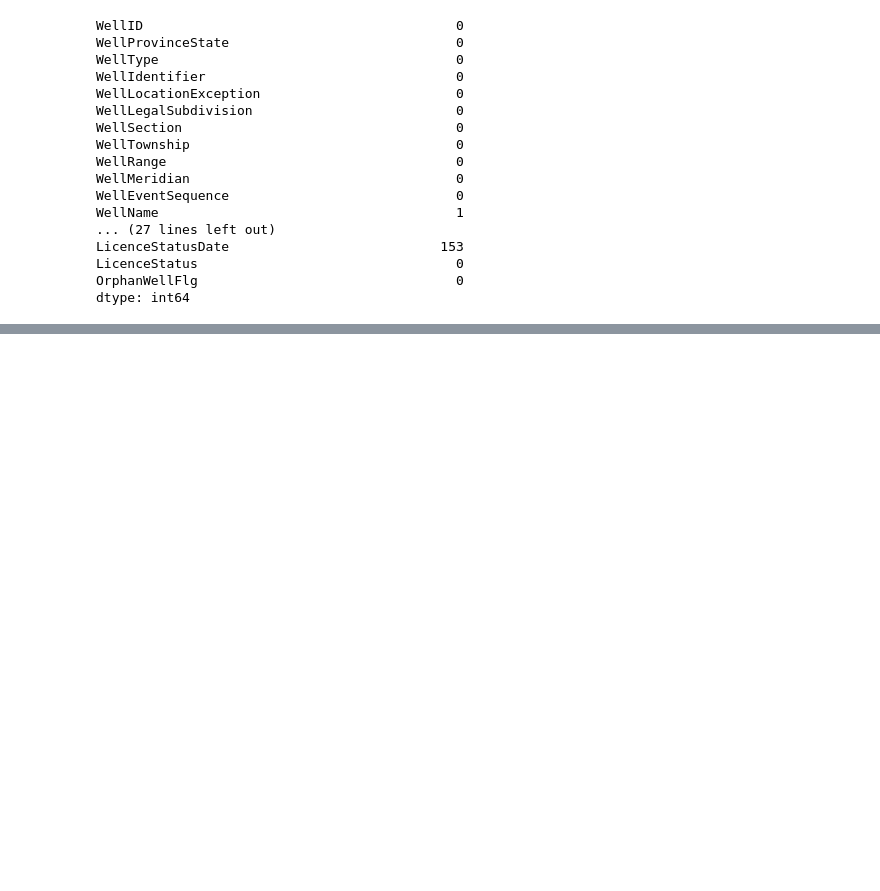
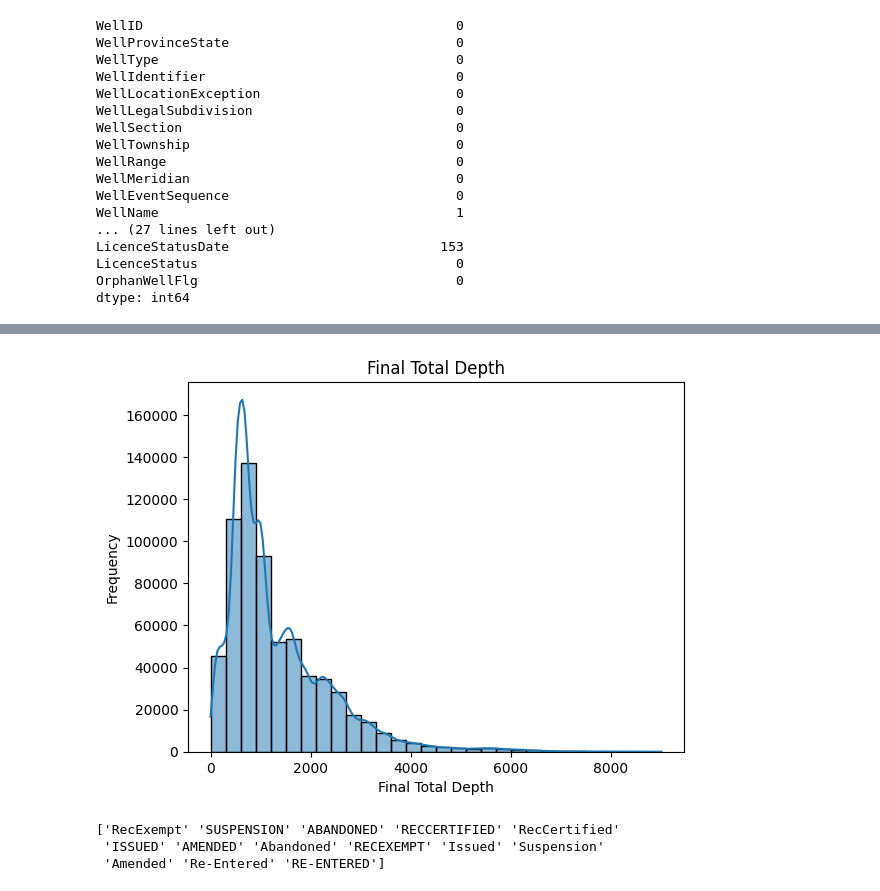
Before and after one commit to itadityaa/data-science, a Jupyter notebook: DA/oil_data_exploration/trials.ipynb, the cells around one changed output, grey strips where cells are left out. Saved outputs shown, nothing was run; the diff lists cells and outputs as text; code cells hidden in the pictures; blank space fills up the shorter version.

```diff
--- a/DA/oil_data_exploration/trials.ipynb
+++ b/DA/oil_data_exploration/trials.ipynb
@@ -167,0 +181,26 @@ well_infrastructure = well_infrastructure.dropna(axis=1, thresh=threshold)
+# %%
+sns.histplot(well_infrastructure['FinalTotalDepth'], bins=30, kde=True)
+plt.title("Final Total Depth")
+plt.xlabel("Final Total Depth")
+plt.ylabel("Frequency")
+plt.show()
+# %% [output]
+[figure, added]
+# %%
+print(well_infrastructure['LicenceStatus'].unique())
+
+status_mapping = {
+    'RecExempt': 'RECEXEMPT',
+    'Suspension': 'SUSPENSION',
+    'Issued': 'ISSUED',
+    'Abandoned': 'ABANDONED',
+    'Re-Entered': 'RE-ENTERED',
+    'Amended': 'AMENDED',
+    'RecCertified': 'RECCERTIFIED'
+}
+
+well_infrastructure['LicenceStatus'] = well_infrastructure['LicenceStatus'].replace(status_mapping)
+# %% [output]
+['RecExempt' 'SUSPENSION' 'ABANDONED' 'RECCERTIFIED' 'RecCertified'
+ 'ISSUED' 'AMENDED' 'Abandoned' 'RECEXEMPT' 'Issued' 'Suspension'
+ 'Amended' 'Re-Entered' 'RE-ENTERED']
```
Also changed, not shown: parts of 9 cells of this notebook.
